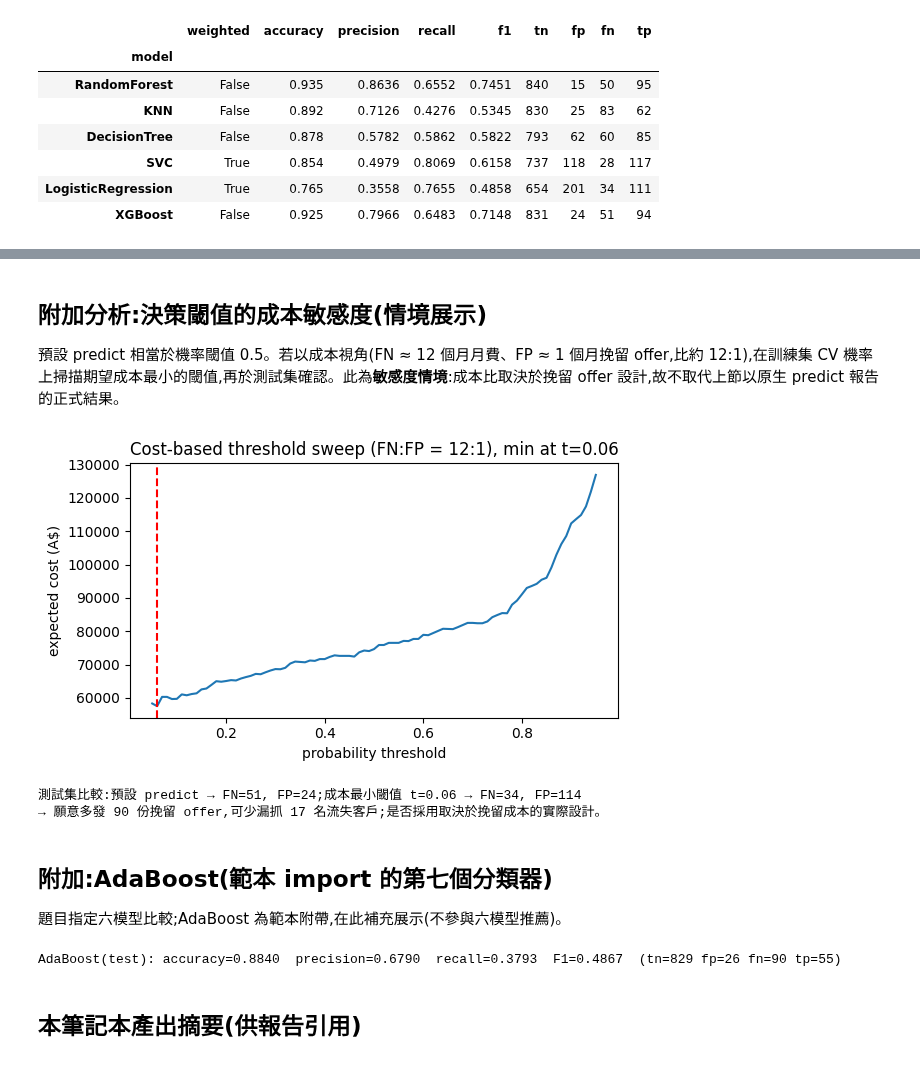
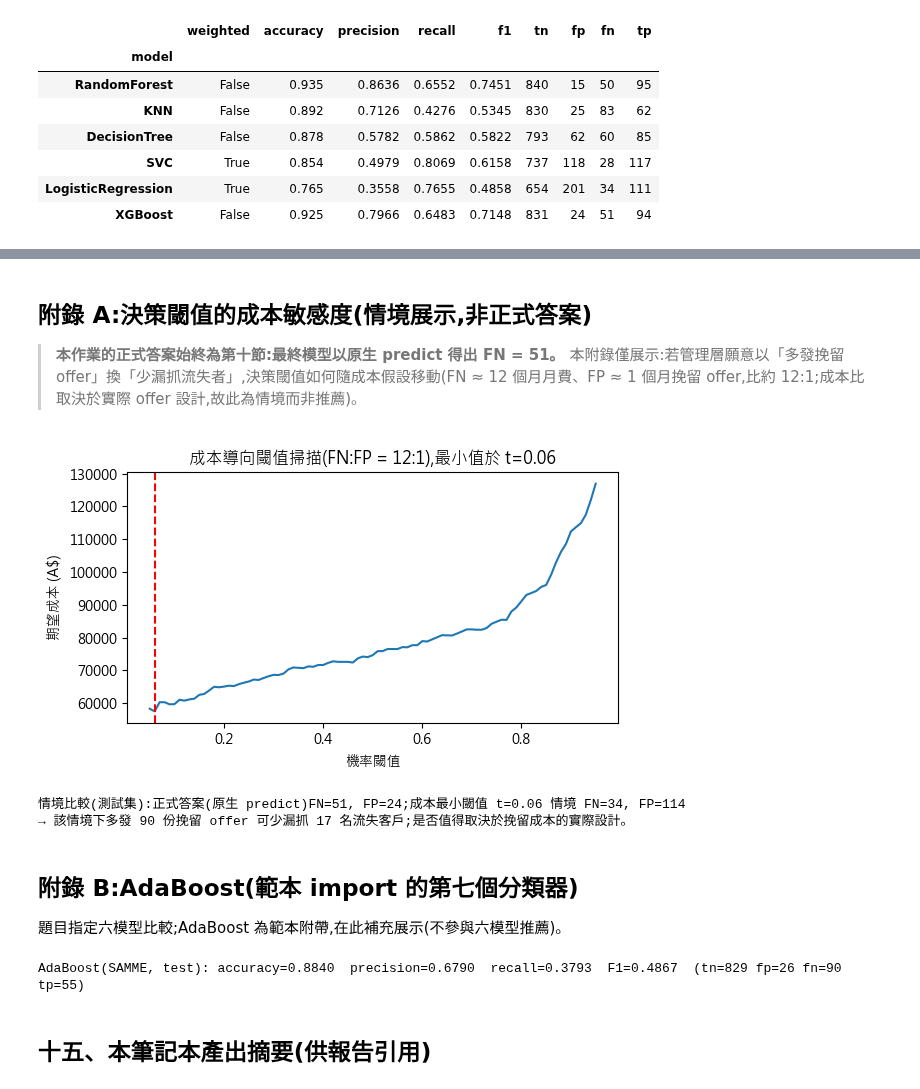
Before and after one commit to pokai-huang0828/UTS_workspace, a Jupyter notebook: Artificial Intelligence for Enterprises/Assessment2a/Huang_26254793_421104_Assessment 2a.ipynb, the cells around one changed output, grey strips where cells are left out. Saved outputs shown, nothing was run; the diff lists cells and outputs as text; code cells hidden in the pictures.

```diff
--- a/Artificial Intelligence for Enterprises/Assessment2a/Huang_26254793_421104_Assessment 2a.ipynb
+++ b/Artificial Intelligence for Enterprises/Assessment2a/Huang_26254793_421104_Assessment 2a.ipynb
@@ -120,9 +133,9 @@ train=2333 (churn 338), test=1000 (churn 145), scale_pos_weight 候選值=5.90
 def build(name, weighted):
     cw = 'balanced' if weighted else None
     if name == 'RandomForest':
-        return RandomForestClassifier(random_state=RS, class_weight=cw)
+        return Pipeline([('model', RandomForestClassifier(random_state=RS, class_weight=cw))])
     if name == 'DecisionTree':
-        return DecisionTreeClassifier(random_state=RS, class_weight=cw)
+        return Pipeline([('model', DecisionTreeClassifier(random_state=RS, class_weight=cw))])
     if name == 'KNN':
         return Pipeline([('scaler', StandardScaler()), ('model', KNeighborsClassifier())])
     if name == 'SVC':
@@ -130,7 +143,7 @@ def build(name, weighted):
     if name == 'LogisticRegression':
         return Pipeline([('scaler', StandardScaler()), ('model', LogisticRegression(max_iter=1000, random_state=RS, class_weight=cw))])
     if name == 'XGBoost':
-        return XGBClassifier(random_state=RS, eval_metric='logloss', scale_pos_weight=(spw if weighted else 1.0))
+        return Pipeline([('model', XGBClassifier(random_state=RS, eval_metric='logloss', scale_pos_weight=(spw if weighted else 1.0)))])
 
 MODELS = ['RandomForest', 'KNN', 'DecisionTree', 'SVC', 'LogisticRegression', 'XGBoost']
 HAS_WEIGHT = {'RandomForest', 'DecisionTree', 'SVC', 'LogisticRegression', 'XGBoost'}
@@ -177,14 +226,27 @@ sel.drop(columns='interp').round(4)
 # %%
+def corrected_ttest(a, b, k=25, rho=0.25):
+    """Nadeau-Bengio corrected resampled t-test for repeated CV (rho = n_test/n_train within CV)."""
+    d = np.asarray(a) - np.asarray(b)
+    var = d.var(ddof=1)
+    if var == 0:
+        return 0.0, 1.0
+    t = d.mean() / np.sqrt(var * (1/k + rho))
+    p = 2 * stats.t.sf(abs(t), df=k-1)
+    return t, p
+
 top2 = list(sel.model[:2])
-print(f"前二名:{top2[0]} vs {top2[1]} — 同折配對 t 檢定(25 折):")
+print(f"前二名:{top2[0]} vs {top2[1]}(25 折,同折配對,Nadeau–Bengio 校正):")
 for metric in ('f1','recall','precision'):
     a = cv_raw[(top2[0], chosen[top2[0]])]['test_'+metric]
     b = cv_raw[(top2[1], chosen[top2[1]])]['test_'+metric]
-    t, p = stats.ttest_rel(a, b)
-    verdict = '顯著' if p < 0.05 else '無顯著差異(平手)'
-    print(f"  {metric:9s} diff={{:+.4f}}  p={{:.3f}} → {verdict}".format((a-b).mean(), p))
+    t, p = corrected_ttest(a, b)
+    print(f"  {metric:9s} diff_mean={{:+.4f}}  corrected-p={{:.3f}} → {'顯著' if p < 0.05 else '無法區分(統計上不可分)'}".format((a-b).mean(), p))
 
 winner = sel.loc[0,'model']
-print(f"\n選模規則裁決:F1 統計平手 → 比 recall({top2[0]} 顯著較高,p<0.05)→ 最終模型 = {winner}")
-print("(churn 情境下 recall 直接決定漏抓的流失客戶數 FN,為業務上最昂貴的錯誤,故平手鏈以 recall 為先)")
+print(f'''
+裁決:校正檢定下三項指標皆無法在統計上區分兩模型 → 依預先訂定的選模規則以**描述性均值**裁決:
+  churn-F1 均值 {top2[0]} {sel.loc[0,'cv_f1_mean']:.4f} vs {top2[1]} {sel.loc[1,'cv_f1_mean']:.4f}(幾乎相同)
+  → 平手鏈看 recall 均值:{top2[0]} {sel.loc[0,'cv_recall_mean']:.4f} vs {top2[1]} {sel.loc[1,'cv_recall_mean']:.4f}
+最終模型 = {winner}。理由:兩模型性能相當,而 churn 情境下 recall 直接對應漏抓的流失客戶(FN)——
+本案例中業務上最昂貴的錯誤;在無法統計區分時,取 recall 均值較高者符合任務目標。''')
 # %% [output]
@@ -356,45 +504,45 @@ pi_df.round(4)
 # %% [markdown]
-## 附加分析:決策閾值的成本敏感度(情境展示)
+## 附錄 A:決策閾值的成本敏感度(情境展示,非正式答案)
 
-預設 predict 相當於機率閾值 0.5。若以成本視角(FN ≈ 12 個月月費、FP ≈ 1 個月挽留 offer,比約 12:1),在訓練集 CV 機率上掃描期望成本最小的閾值,再於測試集確認。此為**敏感度情境**:成本比取決於挽留 offer 設計,故不取代上節以原生 predict 報告的正式結果。
+> **本作業的正式答案始終為第十節:最終模型以原生 predict 得出 FN = 51。** 本附錄僅展示:若管理層願意以「多發挽留 offer」換「少漏抓流失者」,決策閾值如何隨成本假設移動(FN ≈ 12 個月月費、FP ≈ 1 個月挽留 offer,比約 12:1;成本比取決於實際 offer 設計,故此為情境而非推薦)。
 # %%
 cv5 = StratifiedKFold(n_splits=5, shuffle=True, random_state=RS)
 proba_cv = cross_val_predict(build(winner, chosen[winner]), X_train, y_train, cv=cv5, method='predict_proba')[:,1]
 med_fee = float(df['MonthlyCharge'].median())
 ths = np.arange(0.05, 0.951, 0.01)
 costs = []
 for t in ths:
     yp_t = (proba_cv >= t).astype(int)
     _tn,_fp,_fn,_tp = confusion_matrix(y_train, yp_t, labels=[0,1]).ravel()
     costs.append(_fn*12*med_fee + _fp*1*med_fee)
 best_t = float(ths[int(np.argmin(costs))])
 fig, axc = plt.subplots(figsize=(6,3.5))
 axc.plot(ths, costs); axc.axvline(best_t, ls='--', c='r')
-axc.set_xlabel('probability threshold'); axc.set_ylabel('expected cost (A$)')
-axc.set_title(f'Cost-based threshold sweep (FN:FP = 12:1), min at t={best_t:.2f}')
+axc.set_xlabel('機率閾值'); axc.set_ylabel('期望成本 (A$)')
+axc.set_title(f'成本導向閾值掃描(FN:FP = 12:1),最小值於 t={best_t:.2f}')
 plt.tight_layout(); plt.savefig('figures/fig4_threshold_cost.png', dpi=130); plt.show()
 
 proba_te = fitted[winner].predict_proba(X_test)[:,1]
 yp_bt = (proba_te >= best_t).astype(int)
 btn,bfp,bfn,btp = confusion_matrix(y_test, yp_bt, labels=[0,1]).ravel()
-print(f"測試集比較:預設 predict → FN={fn}, FP={fp};成本最小閾值 t={best_t:.2f} → FN={bfn}, FP={bfp}")
-print(f"→ 願意多發 {bfp-fp} 份挽留 offer,可少漏抓 {fn-bfn} 名流失客戶;是否採用取決於挽留成本的實際設計。")
+print(f"情境比較(測試集):正式答案(原生 predict)FN={fn}, FP={fp};成本最小閾值 t={best_t:.2f} 情境 FN={bfn}, FP={bfp}")
+print(f"→ 該情境下多發 {bfp-fp} 份挽留 offer 可少漏抓 {fn-bfn} 名流失客戶;是否值得取決於挽留成本的實際設計。")
 # %% [output]
-[figure, old version]
+[figure, new version]
-測試集比較:預設 predict → FN=51, FP=24;成本最小閾值 t=0.06 → FN=34, FP=114
-→ 願意多發 90 份挽留 offer,可少漏抓 17 名流失客戶;是否採用取決於挽留成本的實際設計。
+情境比較(測試集):正式答案(原生 predict)FN=51, FP=24;成本最小閾值 t=0.06 情境 FN=34, FP=114
+→ 該情境下多發 90 份挽留 offer 可少漏抓 17 名流失客戶;是否值得取決於挽留成本的實際設計。
 # %% [markdown]
-## 附加:AdaBoost(範本 import 的第七個分類器)
+## 附錄 B:AdaBoost(範本 import 的第七個分類器)
 
 題目指定六模型比較;AdaBoost 為範本附帶,在此補充展示(不參與六模型推薦)。
 # %%
-ada = AdaBoostClassifier(random_state=RS, algorithm='SAMME').fit(X_train, y_train)
+ada = Pipeline([('model', AdaBoostClassifier(random_state=RS, algorithm='SAMME'))]).fit(X_train, y_train)
 yp_a = ada.predict(X_test)
 atn,afp,afn,atp = confusion_matrix(y_test, yp_a, labels=[0,1]).ravel()
-print(f"AdaBoost(test): accuracy={accuracy_score(y_test,yp_a):.4f}  precision={precision_score(y_test,yp_a):.4f}  "
+print(f"AdaBoost(SAMME, test): accuracy={accuracy_score(y_test,yp_a):.4f}  precision={precision_score(y_test,yp_a):.4f}  "
       f"recall={recall_score(y_test,yp_a):.4f}  F1={f1_score(y_test,yp_a):.4f}  (tn={atn} fp={afp} fn={afn} tp={atp})")
 # %% [output]
-AdaBoost(test): accuracy=0.8840  precision=0.6790  recall=0.3793  F1=0.4867  (tn=829 fp=26 fn=90 tp=55)
+AdaBoost(SAMME, test): accuracy=0.8840  precision=0.6790  recall=0.3793  F1=0.4867  (tn=829 fp=26 fn=90 tp=55)
 # %% [markdown]
-## 本筆記本產出摘要(供報告引用)
+## 十五、本筆記本產出摘要(供報告引用)
 # %%
```
Also changed, not shown: parts of 33 cells of this notebook, 8 other files.
